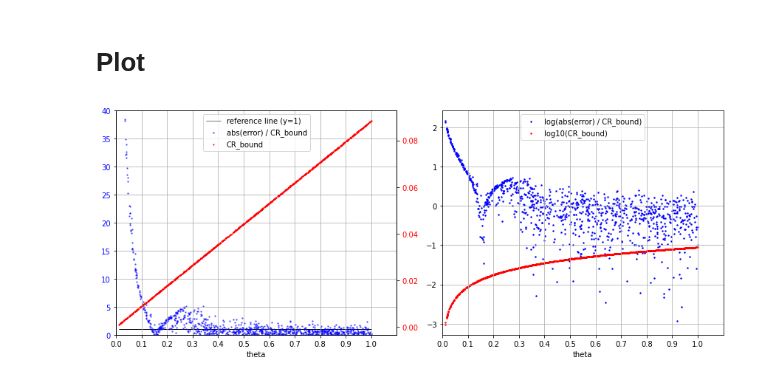
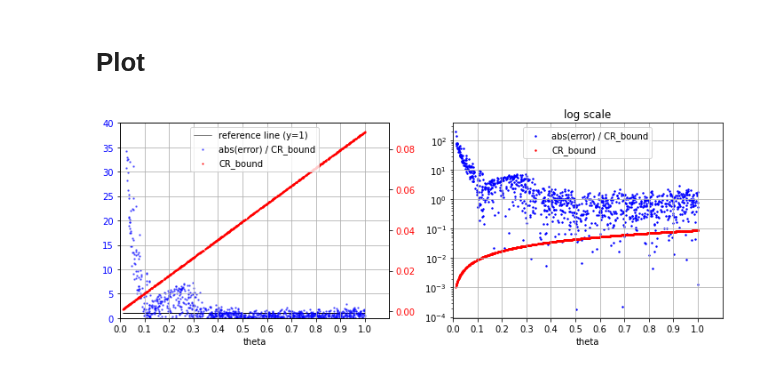
Before and after one commit to yossi-cohen/preferential-attachment, a Jupyter notebook: notebooks/issue-16.ipynb, the cells around one changed output. Drawn from its saved outputs; the diff is of its cells as text; code cells hidden in the pictures.

```diff
--- a/notebooks/issue-16.ipynb
+++ b/notebooks/issue-16.ipynb
@@ -86,7 +86,7 @@ def plot(true_params, pred_params, CR_bound):
     x = true_params
     y = np.abs(pred_params - true_params) / CR_bound
 
-    fig, axes = plt.subplots(nrows=1, ncols=2, figsize=(12,5))
+    fig, axes = plt.subplots(nrows=1, ncols=2, figsize=(10, 4))
 
     log_scale = False
     for ax in axes:
@@ -94,46 +94,53 @@ def plot(true_params, pred_params, CR_bound):
         ax.set_xlabel('theta')
         ax.set_xlim(0, 1.1*max(x))
         ax.set_xticks(np.arange(0, max(x)+0.1, 0.1))
-        ax.grid()
 
         if log_scale:
 
-            # relation
+            # abs(e) / CR_bound
             color='blue'
-            ax.scatter(x, np.log10(y), zorder=1, s=2, c=color, label='log(abs(error) / CR_bound)')
+            ax.scatter(x, y, zorder=1, s=2, c=color, label='abs(error) / CR_bound')
 
             # CR
             color='red'
-            ax.scatter(x, np.log10(CR_bound), zorder=1, s=2, c=color, label='log10(CR_bound)')
+            ax.scatter(x, CR_bound, zorder=1, s=2, c=color, label='CR_bound')
             ax.legend(loc='upper center')
+
+            ax.set_yscale("log")
+            ax.set_title('log scale')
+            ax.grid()
+#             ax.get_yaxis().get_major_formatter().labelOnlyBase = True
+#             ax.set_yticks([1e2, 1e1, 1e0, 1e-1, 1e-2, 1e-3, 1e-4])
 
         else:
 
-            # reference line
-            ax.plot(x, np.ones_like(x), zorder=0, c='black', linewidth=0.5, label='reference line (y=1)')
-
-            # relation
+            # abs(e) / CR_bound
             color = 'blue'
             ax.tick_params(axis='y', labelcolor=color)
             ax.scatter(x, y, zorder=1, s=2, c=color, alpha=0.5, label='abs(error) / CR_bound')
+
             ax.set_ylim(0, 40)
+            ax.grid()
 
             # CR_bound
             color = 'red'
             ax2 = ax.twinx()  # instantiate a second axes that shares the same x-axis
             ax2.tick_params(axis='y', labelcolor=color)
             ax2.scatter(x, CR_bound, zorder=2, s=1, c=color, label='CR_bound')
+
+            # reference line at y=1
+            ax.plot(x, np.ones_like(x), zorder=0, c='black', linewidth=0.5, label='reference line (y=1)')
 
             # legend for both ax and ax2
             lines, labels = ax.get_legend_handles_labels()
             lines2, labels2 = ax2.get_legend_handles_labels()
             ax2.legend(lines + lines2, labels + labels2, loc='upper center')
 
         log_scale = True
 
     fig.tight_layout()  # otherwise the right y-label is slightly clipped
     plt.show()
 
 plot(true_params, pred_params, CR_bound)
 # %% [output]
-[figure, old version]
+[figure, new version]
```
Also changed, not shown: 1 other file.
